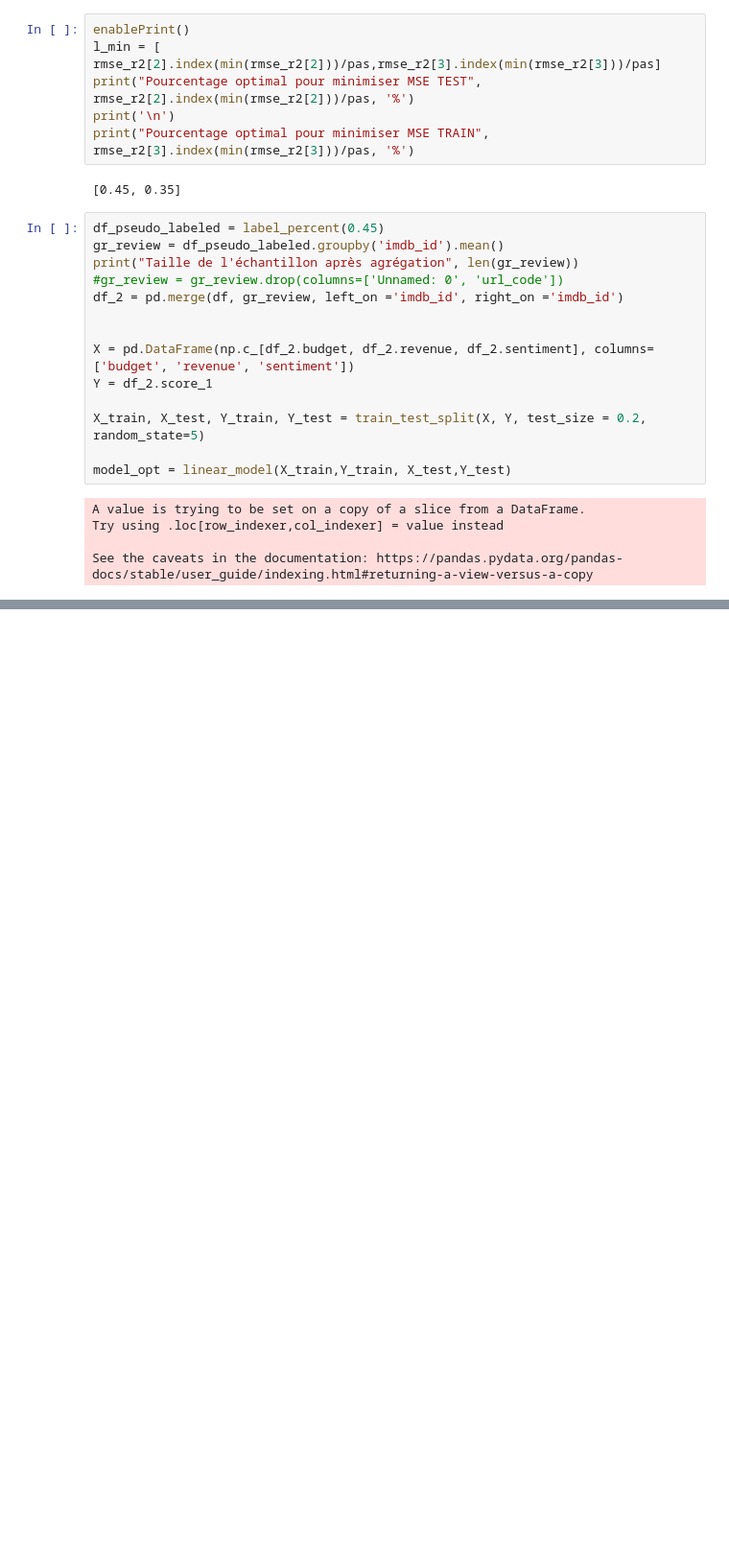
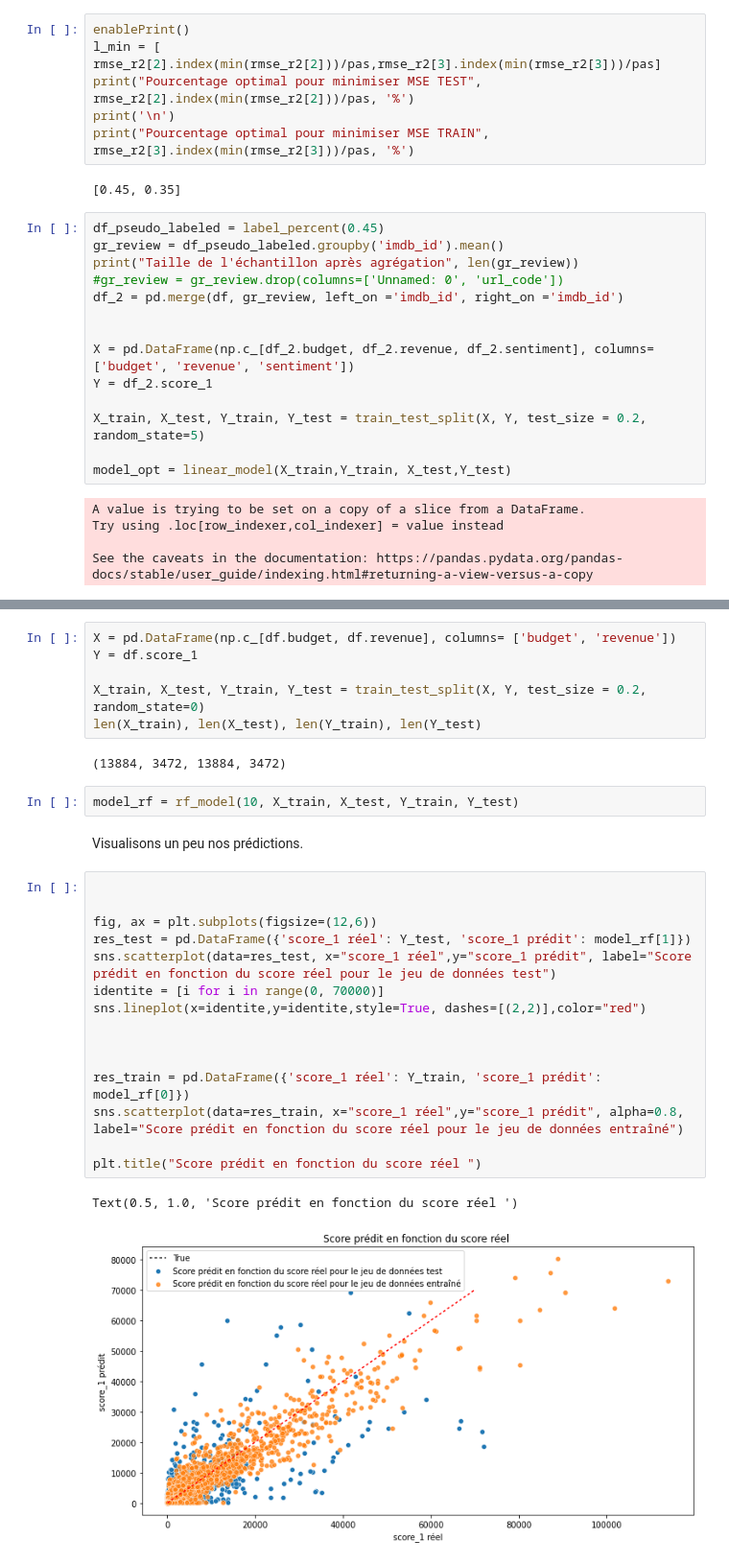
Before and after one commit to marie-ganon/Projet-Python-S1, a Jupyter notebook: Modélisation.ipynb, the cells around one changed output, grey strips where cells are left out. Shown at 96% size. Saved outputs shown, nothing was run; the diff lists cells and outputs as text; blank space fills up the shorter version.

```diff
--- a/Modélisation.ipynb
+++ b/Modélisation.ipynb
@@ -1019,0 +1168,30 @@ table_resultats
+# %%
+X = pd.DataFrame(np.c_[df.budget, df.revenue], columns= ['budget', 'revenue'])
+Y = df.score_1
+
+X_train, X_test, Y_train, Y_test = train_test_split(X, Y, test_size = 0.2, random_state=0)
+len(X_train), len(X_test), len(Y_train), len(Y_test)
+# %% [output]
+(13884, 3472, 13884, 3472)
+# %%
+model_rf = rf_model(10, X_train, X_test, Y_train, Y_test)
+# %% [markdown]
+Visualisons un peu nos prédictions.
+# %%
+
+
+fig, ax = plt.subplots(figsize=(12,6))
+res_test = pd.DataFrame({'score_1 réel': Y_test, 'score_1 prédit': model_rf[1]})
+sns.scatterplot(data=res_test, x="score_1 réel",y="score_1 prédit", label="Score prédit en fonction du score réel pour le jeu de données test")
+identite = [i for i in range(0, 70000)]
+sns.lineplot(x=identite,y=identite,style=True, dashes=[(2,2)],color="red")
+
+
+
+res_train = pd.DataFrame({'score_1 réel': Y_train, 'score_1 prédit': model_rf[0]})
+sns.scatterplot(data=res_train, x="score_1 réel",y="score_1 prédit", alpha=0.8, label="Score prédit en fonction du score réel pour le jeu de données entraîné")
+
+plt.title("Score prédit en fonction du score réel ")
+# %% [output]
+Text(0.5, 1.0, 'Score prédit en fonction du score réel ')
+[figure, added]
```
Also changed, not shown: parts of 31 cells of this notebook.
